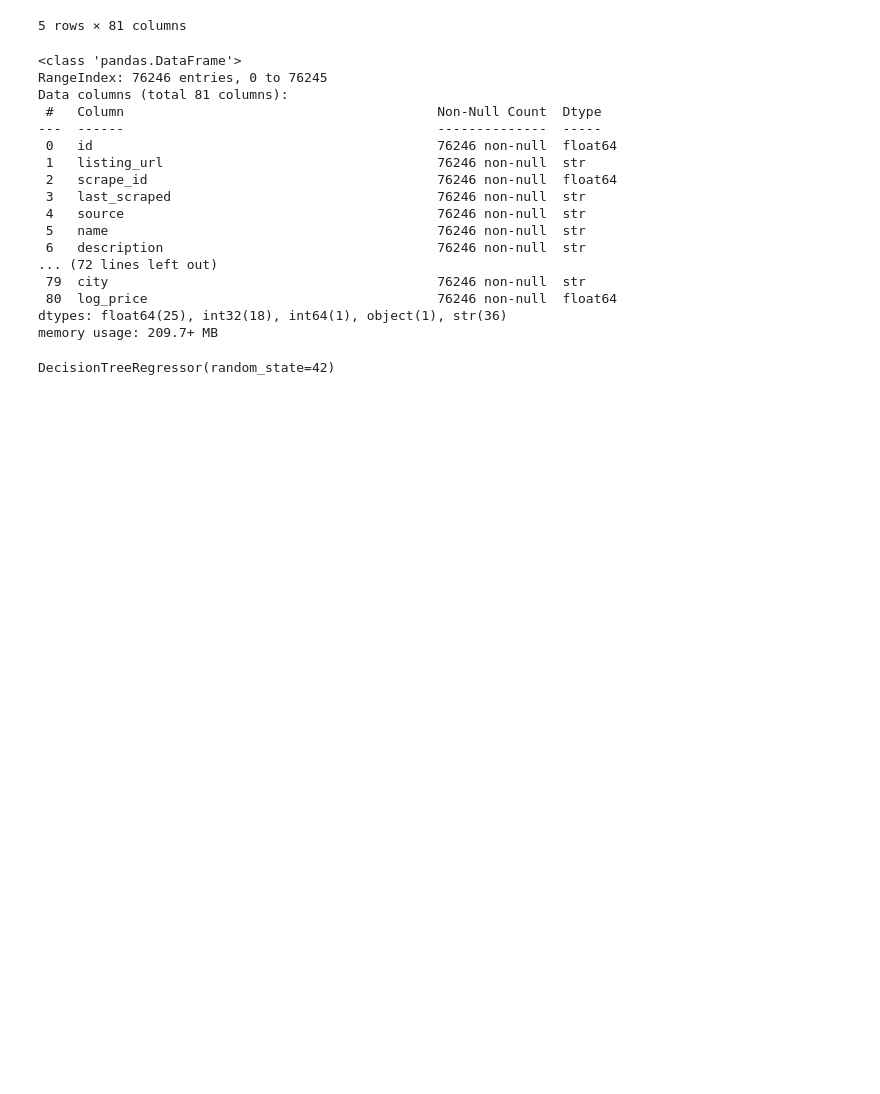
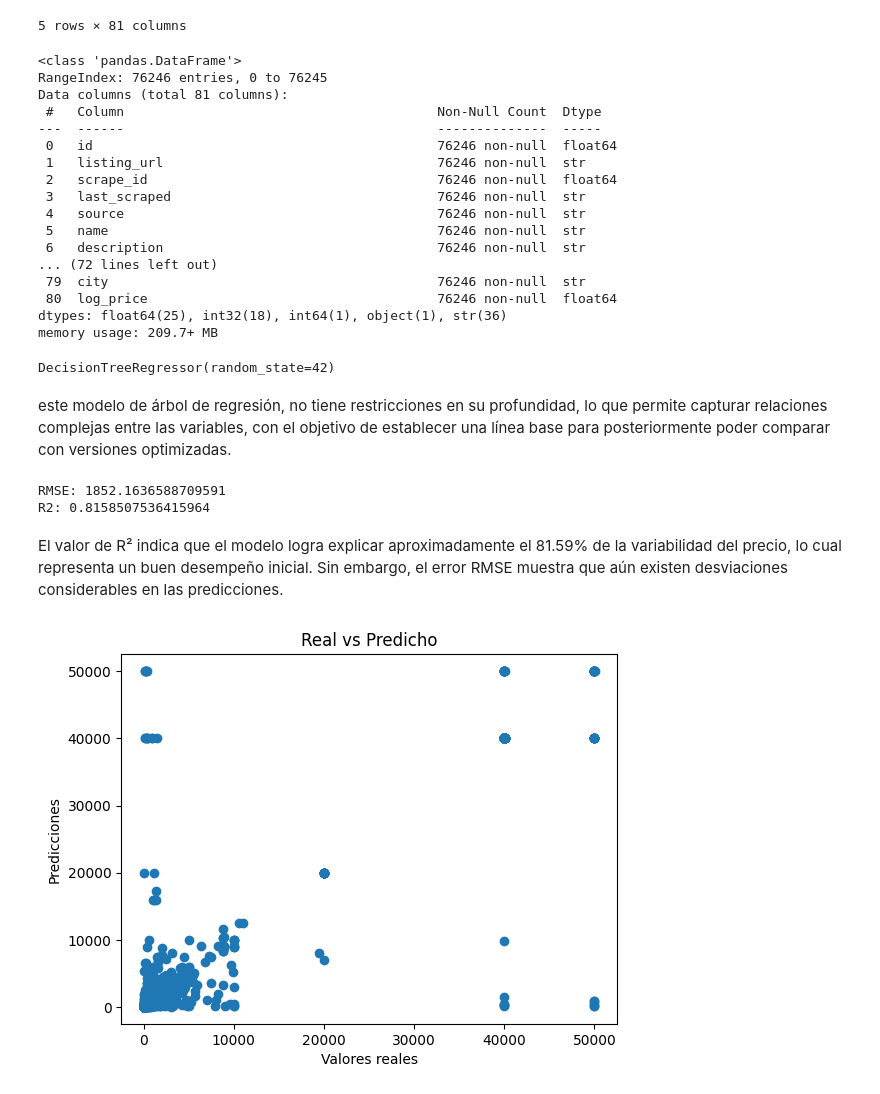
Before and after one commit to Ninaswiftie09/Mineria-de-Datos, a Jupyter notebook: arbol_regresion.ipynb, the cells around one changed output. Saved outputs shown, nothing was run; the diff lists cells and outputs as text; code cells hidden in the pictures; blank space fills up the shorter version.

Commit message:
feat: implementación y evaluación del modelo DestionTreeRegressor

```diff
--- a/arbol_regresion.ipynb
+++ b/arbol_regresion.ipynb
@@ -59,3 +61,31 @@ model = DecisionTreeRegressor(random_state=42)
 model.fit(X_train, y_train)
 # %% [output]
 DecisionTreeRegressor(random_state=42)
+# %% [markdown]
+este modelo  de árbol de regresión, no tiene restricciones en su profundidad, lo que permite capturar relaciones complejas entre las variables, con el objetivo de establecer una línea base para posteriormente poder comparar con versiones optimizadas.
+# %%
+#predicciones del conjunto de prueba
+
+y_pred = model.predict(X_test)
+# %%
+#Evaluaciones
+#metricas de evaluacion
+rmse = np.sqrt(mean_squared_error(y_test, y_pred))
+r2 = r2_score(y_test, y_pred)
+#resultados
+print("RMSE:", rmse)
+print("R2:", r2)
+# %% [output]
+RMSE: 1852.1636588709591
+R2: 0.8158507536415964
+# %% [markdown]
+El valor de R² indica que el modelo logra explicar aproximadamente el 81.59% de la variabilidad del precio, lo cual representa un buen desempeño inicial. Sin embargo, el error RMSE muestra que aún existen desviaciones considerables en las predicciones.
+# %%
+#grafica de valores reales vs predichos
+plt.scatter(y_test, y_pred)
+plt.xlabel("Valores reales")
+plt.ylabel("Predicciones")
+plt.title("Real vs Predicho")
+plt.show()
+# %% [output]
+[figure, added]
```
Also changed, not shown: parts of 4 cells of this notebook.
